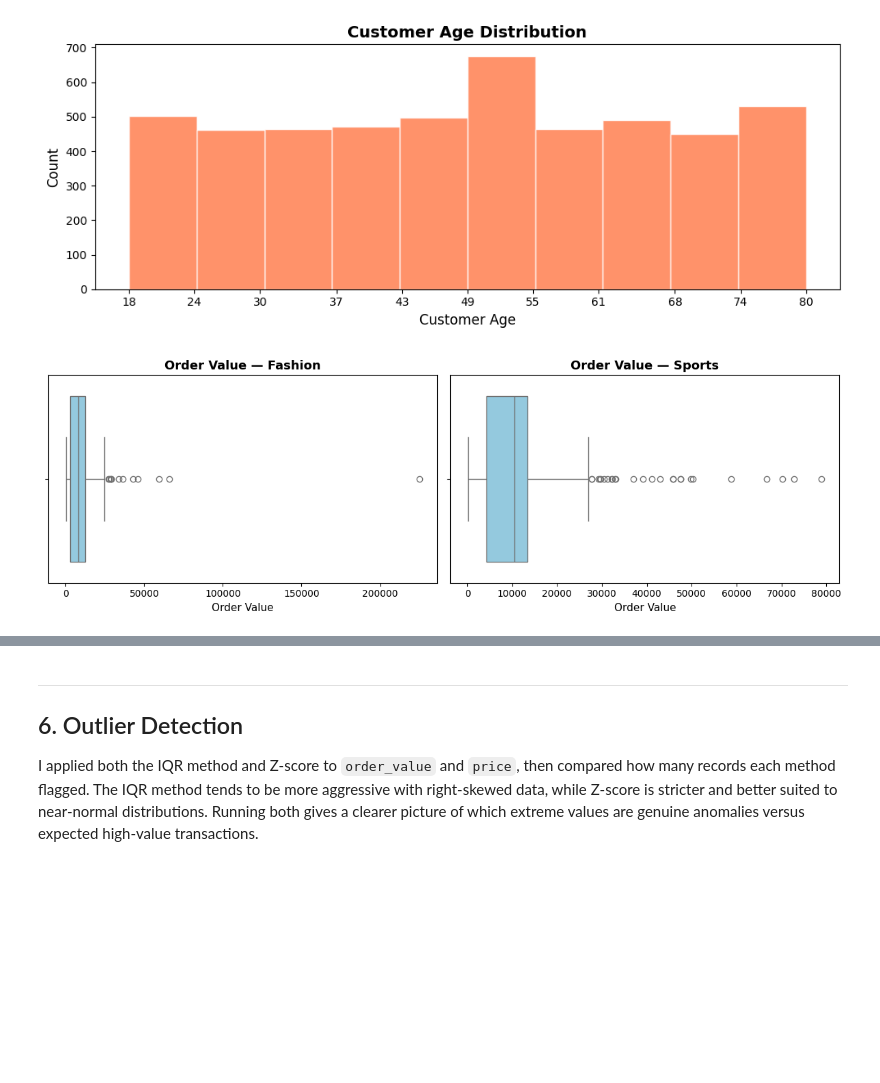
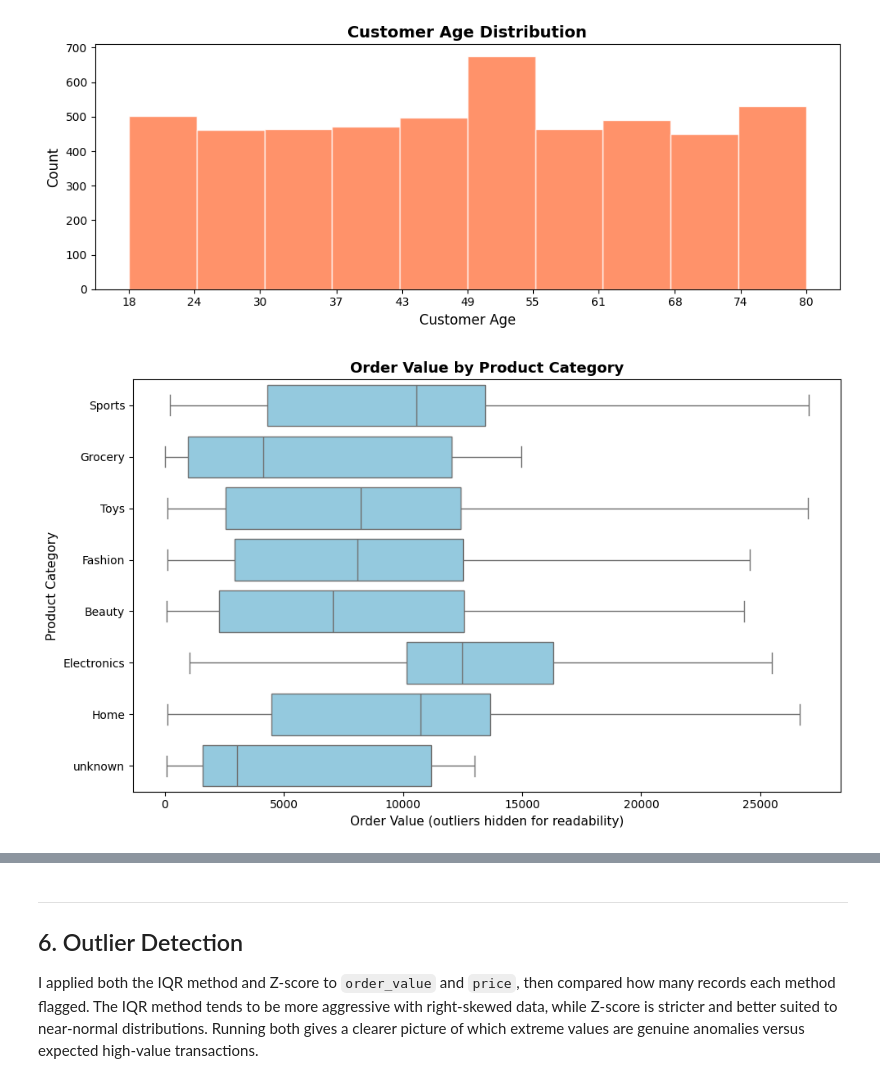
Before and after one commit to DebbieJara/everpeak-analysis, a Jupyter notebook: retail_data_analysis.ipynb, the cells around one changed output, grey strips where cells are left out. Cells and saved outputs as stored; diff of their text form; code cells hidden in the pictures; blank space fills up the shorter version.

```diff
--- a/retail_data_analysis.ipynb
+++ b/retail_data_analysis.ipynb
@@ -256,24 +319,36 @@ def strip_text_columns(df):
 # %%
-# 3.2 Main cleaning pipeline
+# Main cleaning pipeline
 
 def clean_retail_data(df):
     """Orchestrate all cleaning steps in the correct order."""
-    invalid_sentinels = [-999, 999, 0, -1]
-    numeric_cols      = ['customer_age', 'price']
+    numeric_sentinels     = [-999, 999, 0, -1]
+    numeric_cols          = ['customer_age', 'price']
+    categorical_sentinels = ['?']
+    categorical_cols      = ['product_category']
 
-    df = replace_sentinels(df, invalid_sentinels, numeric_cols)
+    df = replace_sentinels(df, numeric_sentinels, numeric_cols)
+    df = replace_sentinels(df, categorical_sentinels, categorical_cols)
     df = fill_missing_numeric(df, numeric_cols)
-    df = strip_text_columns(df)
+    df = reconstruct_quantity(df)
+    df['product_category'] = df['product_category'].fillna('unknown')
+    df = strip_text_columns(df, ['product_category', 'city', 'state'])
     return df
 
 
+# Reload raw data to demonstrate the pipeline works end-to-end from scratch
+df_raw = pd.read_csv('https://raw.githubusercontent.com/DebbieJara/everpeak-analysis/main/everpeak_retail.csv')
+
 print('Before cleaning:')
-print(df[['customer_age', 'price']].isna().sum())
+print(df_raw[['customer_age', 'price']].isna().sum())
+print('quantity == 0:', (df_raw['quantity'] == 0).sum())
+print(df_raw['product_category'].value_counts())
 
-df = clean_retail_data(df)
+df = clean_retail_data(df_raw)
 
 print('\nAfter cleaning:')
 print(df[['customer_age', 'price']].isna().sum())
+print('quantity == 0:', (df['quantity'] == 0).sum())
+print(df['product_category'].value_counts(dropna=False))
 # %% [output]
 Before cleaning:
 customer_age    150
@@ -402,16 +499,13 @@ plt.show()
 # %% [output]
 [figure]
 # %%
-# 5.3 Boxplots — order_value by category
-fig, axes = plt.subplots(1, 2, figsize=(12, 4))
-
-for ax, category in zip(axes, ['Fashion', 'Sports']):
-    subset = df[df['product_category'] == category]['order_value']
-    sns.boxplot(x=subset, color='skyblue', ax=ax)
-    ax.set_xlabel('Order Value', fontsize=11)
-    ax.set_title(f'Order Value — {category}', fontsize=13, fontweight='bold')
-
+# Boxplot: order_value across all product categories
+fig, ax = plt.subplots(figsize=(10, 6))
+sns.boxplot(data=df, y='product_category', x='order_value', color='skyblue', ax=ax, showfliers=False)
+ax.set_xlabel('Order Value (outliers hidden for readability)', fontsize=11)
+ax.set_ylabel('Product Category', fontsize=11)
+ax.set_title('Order Value by Product Category', fontsize=13, fontweight='bold')
 plt.tight_layout()
 plt.show()
 # %% [output]
-[figure, old version]
+[figure, new version]
```
Also changed, not shown: parts of 23 cells of this notebook.
